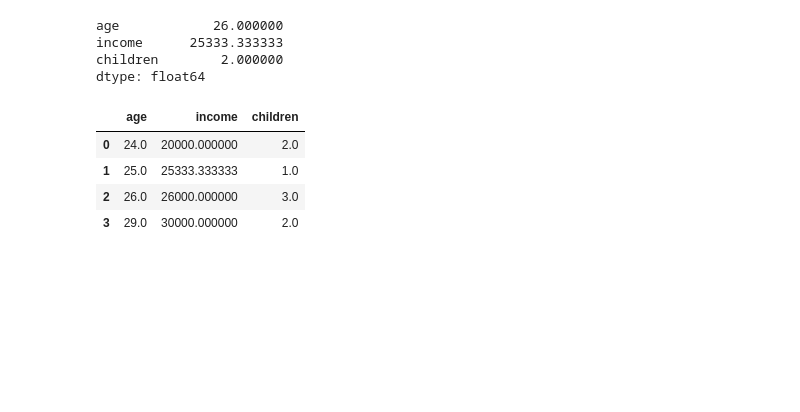
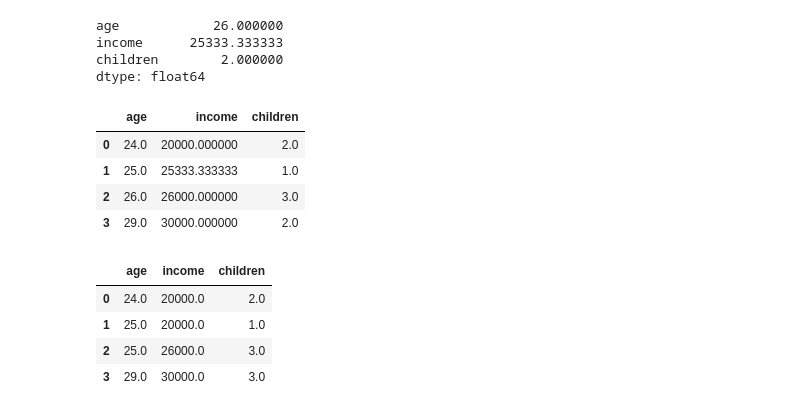
Before and after one commit to ArmanVasilovich/python_spbu, a Jupyter notebook: October-28/October-28-Pandas.ipynb, the cells around one changed output. Cells and saved outputs as stored; diff of their text form; code cells hidden in the pictures; blank space fills up the shorter version.

Commit message:
fillna()

```diff
--- a/October-28/October-28-Pandas.ipynb
+++ b/October-28/October-28-Pandas.ipynb
@@ -656,3 +656,12 @@ ages.fillna(ages.mean())
 | 1 | 25.0 | 25333.333333 | 1.0 |
 | 2 | 26.0 | 26000.000000 | 3.0 |
 | 3 | 29.0 | 30000.000000 | 2.0 |
+# %%
+# Заполняет None значениями выше
+ages.fillna(method = 'ffill')
+# %% [output]
+|  | age | income | children |
+| 0 | 24.0 | 20000.0 | 2.0 |
+| 1 | 25.0 | 20000.0 | 1.0 |
+| 2 | 25.0 | 26000.0 | 3.0 |
+| 3 | 29.0 | 30000.0 | 3.0 |
```
Also changed, not shown: parts of 1 cell of this notebook.
